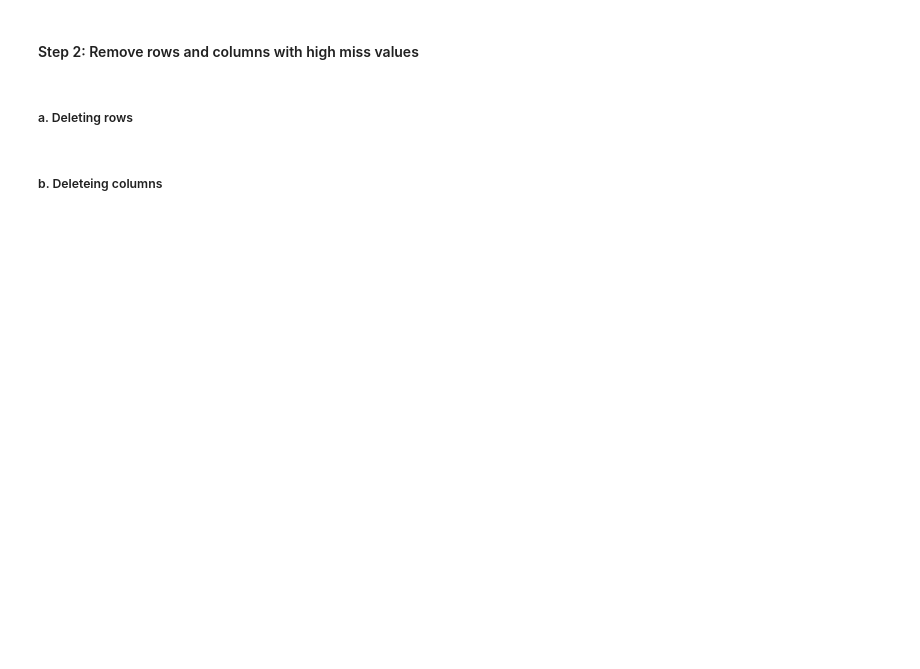
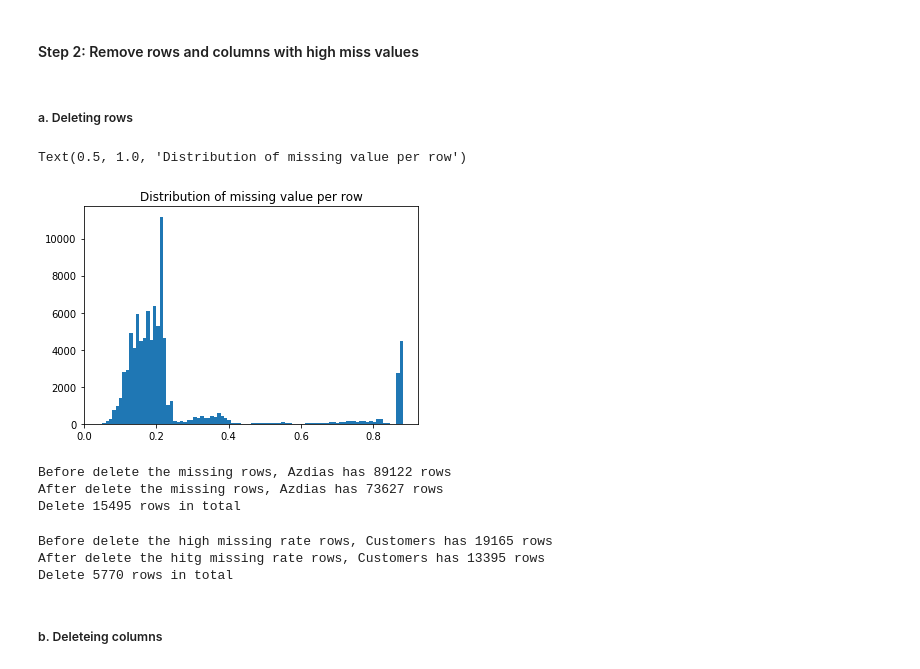
Before and after one commit to binliu-base/udacity-dsnd-capstone-arvato, a Jupyter notebook: Arvato Project Workbook.ipynb, the cells around one changed output. Drawn from its saved outputs; the diff is of its cells as text; code cells hidden in the pictures; blank space fills up the shorter version.

```diff
--- a/Arvato Project Workbook.ipynb
+++ b/Arvato Project Workbook.ipynb
@@ -60,7 +60,7 @@ You'll notice when the data is loaded in that a warning message will immediately
 azdias = pd.read_pickle ('../data/azdias.p')
 customers = pd.read_pickle ('../data/customers.p')
 
-sampling_rate = 0.01
+sampling_rate = 0.1
 r=np.random.randint(0, azdias.shape[0], int(azdias.shape[0]*sampling_rate))
 azdias=azdias.loc[r,:].copy()
 r=np.random.randint(0, customers.shape[0], int(customers.shape[0]*sampling_rate))
@@ -113,6 +143,10 @@ eda_customers.update_stats()
 # %%
 rows_n_nans = azdias.isnull().sum(axis=1)
 plt.hist(rows_n_nans / azdias.shape[1], bins=90)
+plt.title('Distribution of missing value per row')
+# %% [output]
+Text(0.5, 1.0, 'Distribution of missing value per row')
+[figure, added]
 # %%
 _, rows_droped = h.split_dataset(azdias, threshold=0.25)
 n_deleted_rows = rows_droped.shape[0]
@@ -120,6 +154,10 @@ print(f'Before delete the missing rows, {eda_azdias} has {eda_azdias.data.shape[
 azdias.drop(index = rows_droped.index, inplace =True)
 print(f'After delete the missing rows, {eda_azdias} has {eda_azdias.data.shape[0]} rows')
 print(f'Delete {n_deleted_rows} rows in total')
+# %% [output]
+Before delete the missing rows, Azdias has 89122 rows
+After delete the missing rows, Azdias has 73627 rows
+Delete 15495 rows in total
 # %%
 _, rows_droped = h.split_dataset(customers, threshold=0.25)
 n_deleted_rows = rows_droped.shape[0]
@@ -127,6 +165,10 @@ print(f'Before delete the high missing rate rows, {eda_customers} has {eda_custo
 eda_customers.data.drop(index = rows_droped.index, inplace =True)
 print(f'After delete the hitg missing rate rows, {eda_customers} has {eda_customers.data.shape[0]} rows')
 print(f'Delete {n_deleted_rows} rows in total')
+# %% [output]
+Before delete the high missing rate rows, Customers has 19165 rows
+After delete the hitg missing rate rows, Customers has 13395 rows
+Delete 5770 rows in total
 # %% [markdown]
 ##### b. Deleteing columns
 # %%
```
Also changed, not shown: parts of 72 cells of this notebook, 1 other file.
